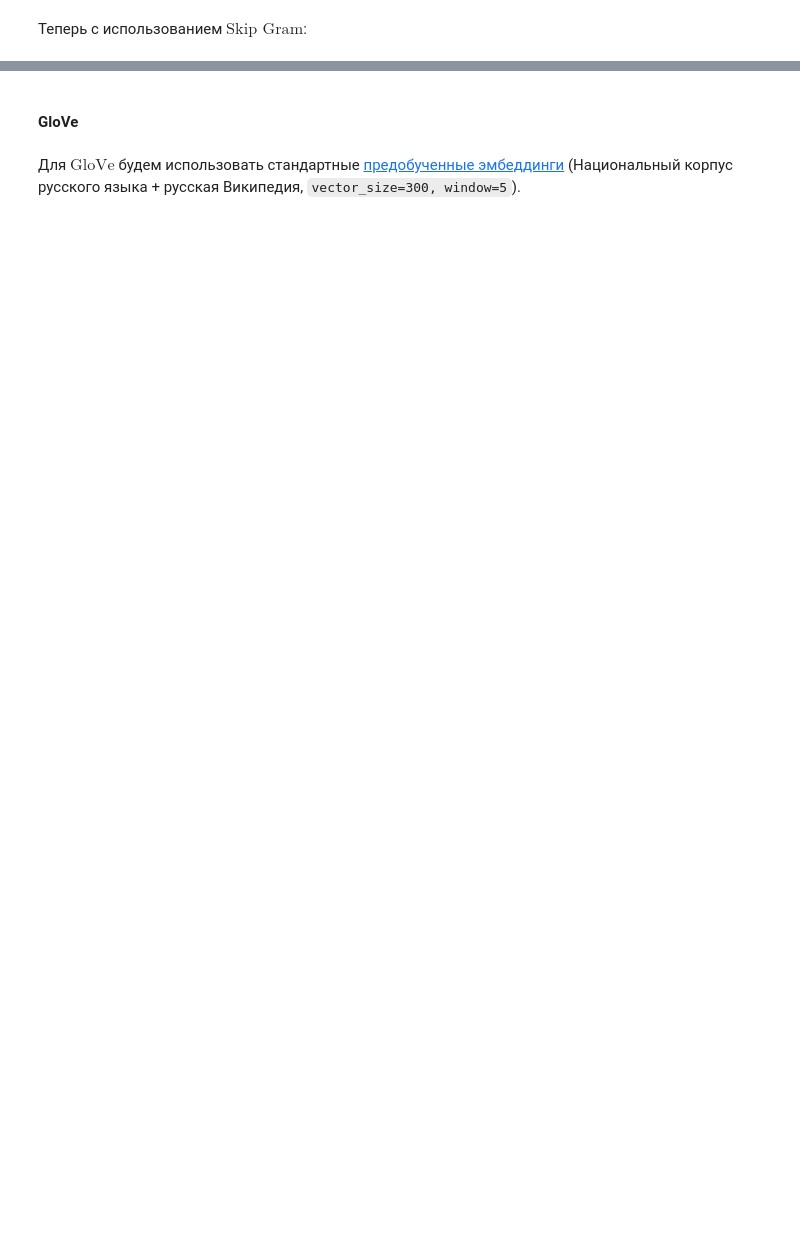
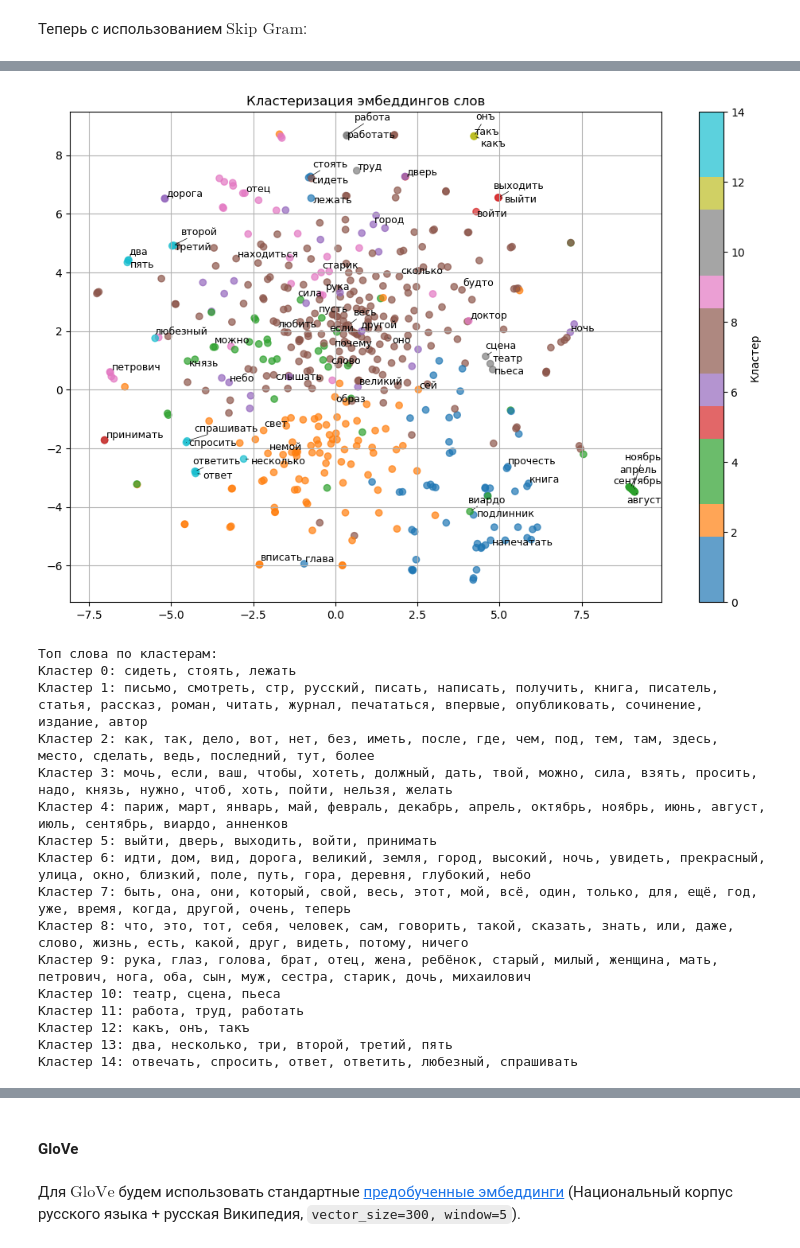
Before and after one commit to DAChernikov/AuthDef_group_project, a Jupyter notebook: notebooks/baseline_pipeline_v3.ipynb, the cells around one changed output, grey strips where cells are left out. Cells and saved outputs as stored; diff of their text form; code cells hidden in the pictures; blank space fills up the shorter version.

```diff
--- a/notebooks/baseline_pipeline_v3.ipynb
+++ b/notebooks/baseline_pipeline_v3.ipynb
@@ -122,0 +343,20 @@ X_test_combined_w2v_sg = np.hstack([X_heur_test, X_test_vect_w2v_sg])
+# %%
+analyze_word_clusters(w2v_model_sg, num_words=500, n_clusters=15)
+# %% [output]
+[figure, added]
+Топ слова по кластерам:
+Кластер 0: сидеть, стоять, лежать
+Кластер 1: письмо, смотреть, стр, русский, писать, написать, получить, книга, писатель, статья, рассказ, роман, читать, журнал, печататься, впервые, опубликовать, сочинение, издание, автор
+Кластер 2: как, так, дело, вот, нет, без, иметь, после, где, чем, под, тем, там, здесь, место, сделать, ведь, последний, тут, более
+Кластер 3: мочь, если, ваш, чтобы, хотеть, должный, дать, твой, можно, сила, взять, просить, надо, князь, нужно, чтоб, хоть, пойти, нельзя, желать
+Кластер 4: париж, март, январь, май, февраль, декабрь, апрель, октябрь, ноябрь, июнь, август, июль, сентябрь, виардо, анненков
+Кластер 5: выйти, дверь, выходить, войти, принимать
+Кластер 6: идти, дом, вид, дорога, великий, земля, город, высокий, ночь, увидеть, прекрасный, улица, окно, близкий, поле, путь, гора, деревня, глубокий, небо
+Кластер 7: быть, она, они, который, свой, весь, этот, мой, всё, один, только, для, ещё, год, уже, время, когда, другой, очень, теперь
+Кластер 8: что, это, тот, себя, человек, сам, говорить, такой, сказать, знать, или, даже, слово, жизнь, есть, какой, друг, видеть, потому, ничего
+Кластер 9: рука, глаз, голова, брат, отец, жена, ребёнок, старый, милый, женщина, мать, петрович, нога, оба, сын, муж, сестра, старик, дочь, михаилович
+Кластер 10: театр, сцена, пьеса
+Кластер 11: работа, труд, работать
+Кластер 12: какъ, онъ, такъ
+Кластер 13: два, несколько, три, второй, третий, пять
+Кластер 14: отвечать, спросить, ответ, ответить, любезный, спрашивать
```
Also changed, not shown: parts of 27 cells of this notebook.
